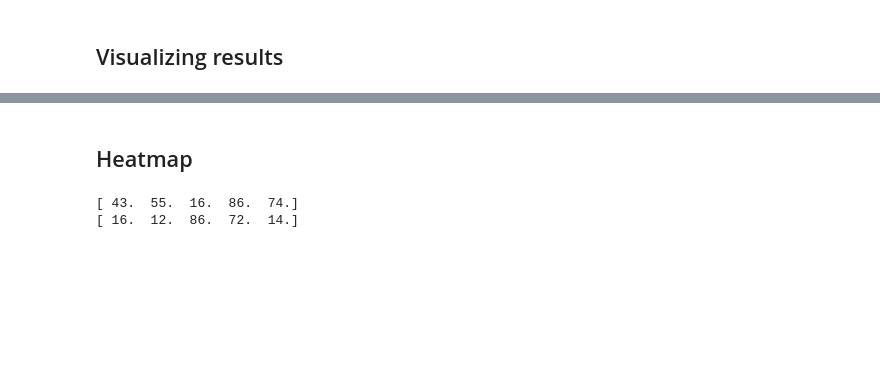
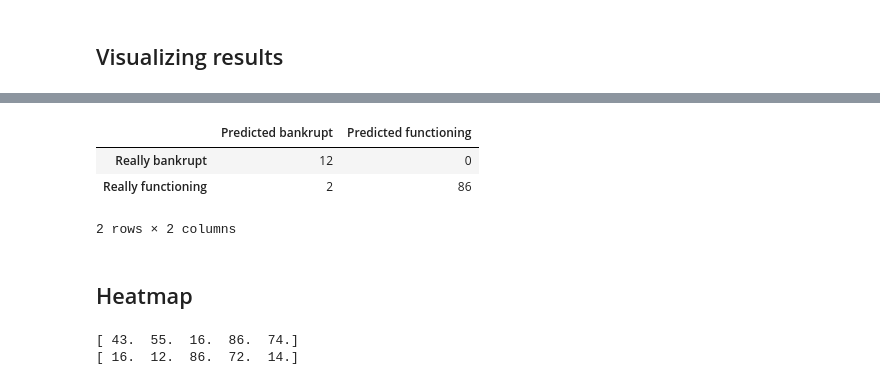
Before and after one commit to szebenyib/thesis, a Jupyter notebook: Thesis.ipynb, the cells around one changed output, grey strips where cells are left out. Saved outputs shown, nothing was run; the diff lists cells and outputs as text; code cells hidden in the pictures; blank space fills up the shorter version.

```diff
--- a/Thesis.ipynb
+++ b/Thesis.ipynb
@@ -478,3 +511,24 @@ NameError: name 'original_equation_values' is not defined
+# %%
+real_bankrupt = [companies[companies['classification'] == 'BB'].count()['bankrupt'],
+                 companies[companies['classification'] == 'BF'].count()['bankrupt']]
+real_functioning = [companies[companies['classification'] == 'FB'].count()['bankrupt'],
+                    companies[companies['classification'] == 'FF'].count()['bankrupt']]
+
+classification_table = DataFrame(data=zip(
+    [companies[companies['classification'] == 'BB'].count()['bankrupt'],
+    companies[companies['classification'] == 'BF'].count()['bankrupt']],
+    [companies[companies['classification'] == 'FB'].count()['bankrupt'],
+    companies[companies['classification'] == 'FF'].count()['bankrupt']]),
+                                 index=('Really bankrupt',
+                                        'Really functioning'),
+                                 columns=('Predicted bankrupt',
+                                          'Predicted functioning'))
+classification_table
+# %% [output]
+|  | Predicted bankrupt | Predicted functioning |
+| Really bankrupt | 12 | 0 |
+| Really functioning | 2 | 86 |
+2 rows × 2 columns
 # %% [markdown]
 ## Heatmap
 # %%
```
Also changed, not shown: parts of 22 cells of this notebook, 1 other file.
